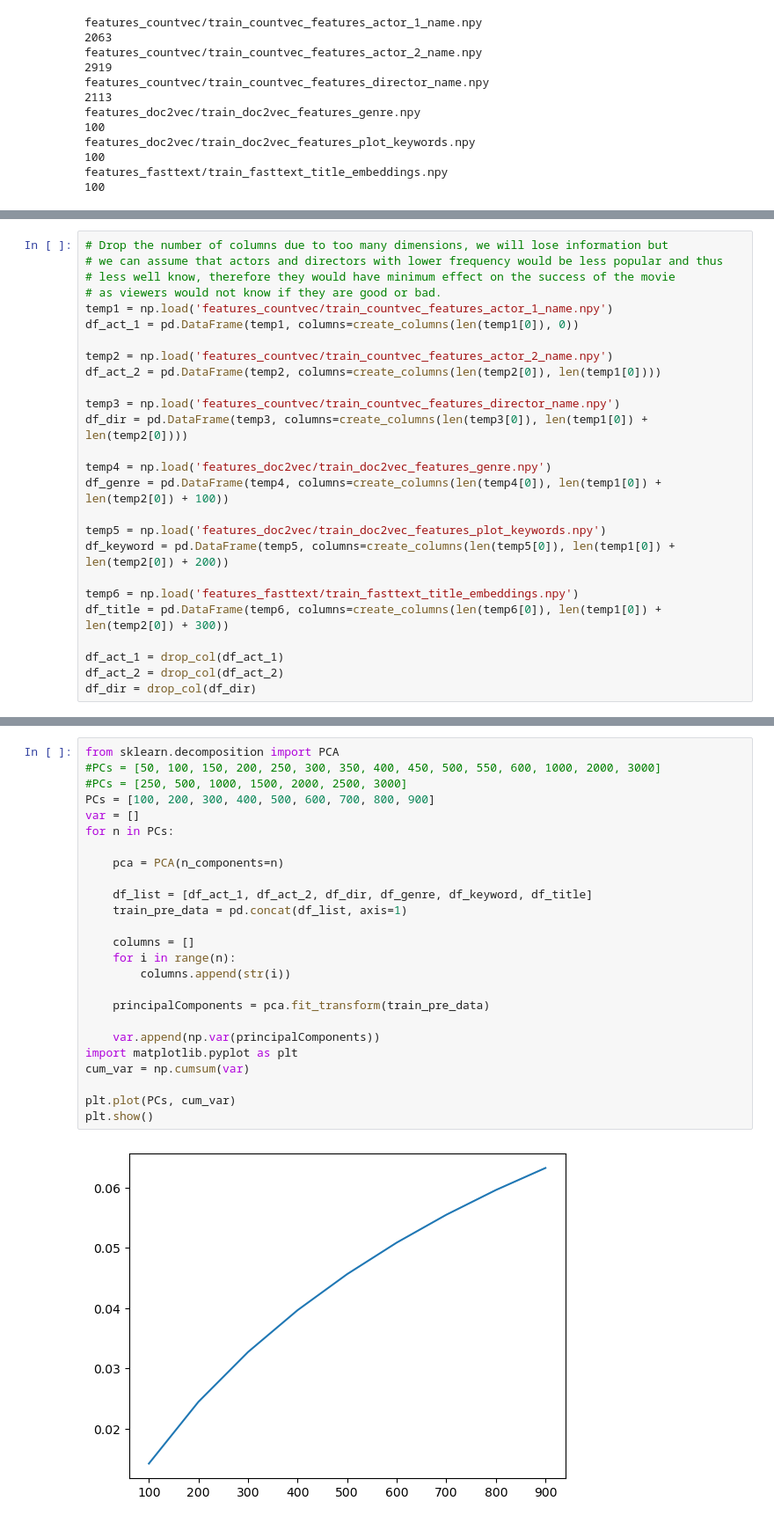
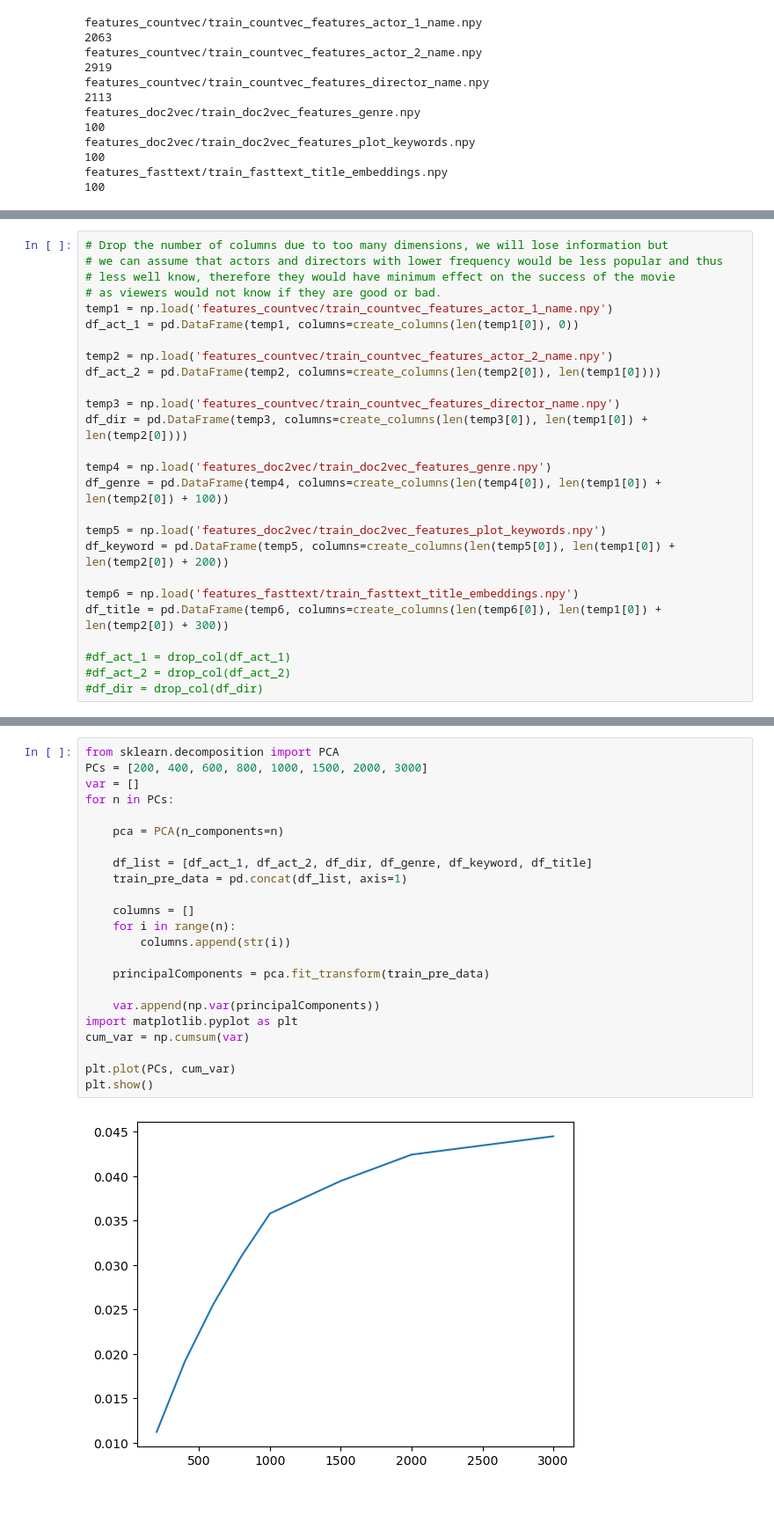
Before and after one commit to ZacLWilliams/Predict_Netflix_Rating, a Jupyter notebook: code.ipynb, the cells around one changed output, grey strips where cells are left out. Shown at 88% size. Drawn from its saved outputs; the diff is of its cells as text.

```diff
--- a/code.ipynb
+++ b/code.ipynb
@@ -117,9 +117,9 @@ df_keyword = pd.DataFrame(temp5, columns=create_columns(len(temp5[0]), len(temp1
 temp6 = np.load('features_fasttext/train_fasttext_title_embeddings.npy')
 df_title = pd.DataFrame(temp6, columns=create_columns(len(temp6[0]), len(temp1[0]) + len(temp2[0]) + 300))
 
-df_act_1 = drop_col(df_act_1)
-df_act_2 = drop_col(df_act_2)
-df_dir = drop_col(df_dir)
+#df_act_1 = drop_col(df_act_1)
+#df_act_2 = drop_col(df_act_2)
+#df_dir = drop_col(df_dir)
 # %%
 print(len(df_act_1.columns))
 print(len(df_act_2.columns))
@@ -133,28 +133,26 @@ print(len(df_dir.columns))
 # %%
 from sklearn.decomposition import PCA
-#PCs = [50, 100, 150, 200, 250, 300, 350, 400, 450, 500, 550, 600, 1000, 2000, 3000]
-#PCs = [250, 500, 1000, 1500, 2000, 2500, 3000]
-PCs = [100, 200, 300, 400, 500, 600, 700, 800, 900]
+PCs = [200, 400, 600, 800, 1000, 1500, 2000, 3000]
 var = []
 for n in PCs:
 
     pca = PCA(n_components=n)
 
     df_list = [df_act_1, df_act_2, df_dir, df_genre, df_keyword, df_title]
     train_pre_data = pd.concat(df_list, axis=1)
 
     columns = []
     for i in range(n):
         columns.append(str(i))
 
     principalComponents = pca.fit_transform(train_pre_data)
 
     var.append(np.var(principalComponents))
 import matplotlib.pyplot as plt
 cum_var = np.cumsum(var)
 
 plt.plot(PCs, cum_var)
 plt.show()
 # %% [output]
-[figure, old version]
+[figure, new version]
 # %%
```
Also changed, not shown: parts of 23 cells of this notebook, 1 other file.
